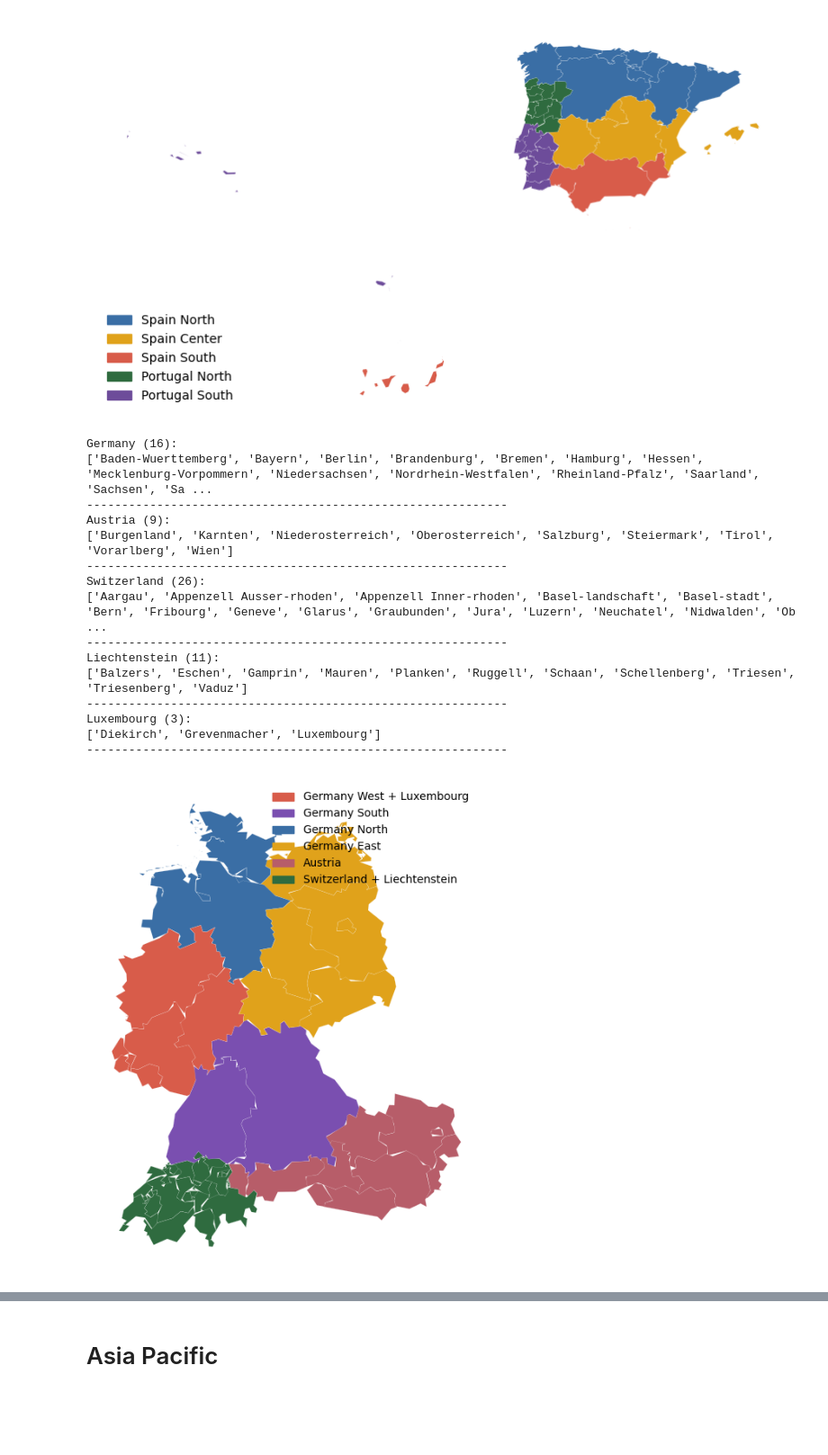
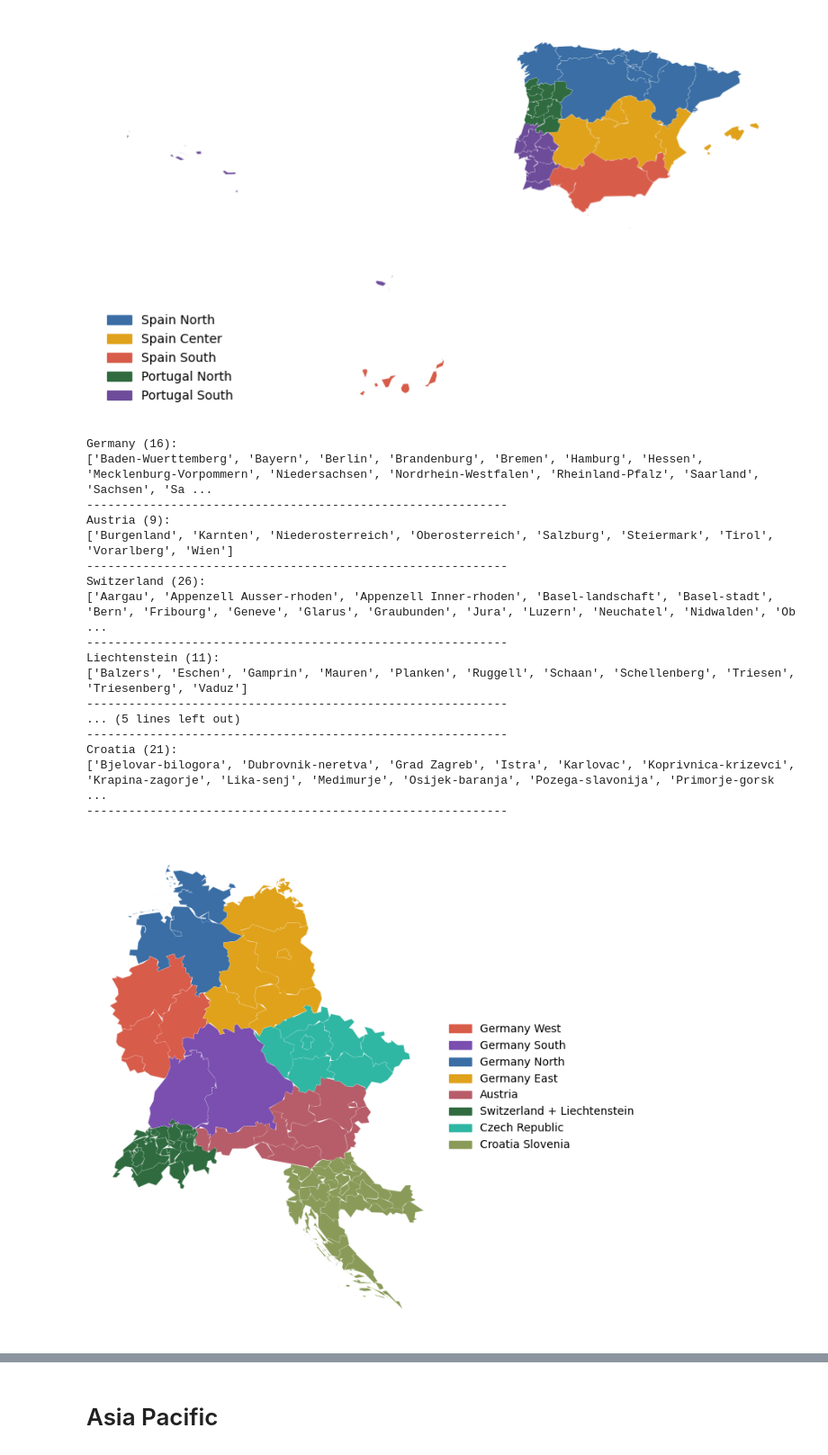
Before and after one commit to H2RES-model/H2RES-World, a Jupyter notebook: Notebooks/L2_SubCountryRegions.ipynb, the cells around one changed output, grey strips where cells are left out. Shown at 90% size. Drawn from its saved outputs; the diff is of its cells as text; code cells hidden in the pictures; blank space fills up the shorter version.

```diff
--- a/Notebooks/L2_SubCountryRegions.ipynb
+++ b/Notebooks/L2_SubCountryRegions.ipynb
@@ -823,9 +896,9 @@ plt.show()
 # %%
-IBERIAN = ["Spain","Portugal","Andorra","Gibraltar (U.K.)"]
+IBERIA = ["Spain","Portugal","Andorra","Gibraltar (U.K.)"]
 
-ip_gdf = gdf[gdf["NAM_0"].isin(IBERIAN)].copy()
+ip_gdf = gdf[gdf["NAM_0"].isin(IBERIA)].copy()
 
-for country in IBERIAN:
+for country in IBERIA:
     names = sorted(ip_gdf[ip_gdf["NAM_0"] == country]["NAM_1"].dropna().unique())
     print(f"{country} ({len(names)}):")
     print(names)
@@ -933,12 +1006,15 @@ plt.show()
 # %% [output]
 [figure]
 # %%
-DACH_LI = ["Germany","Austria","Switzerland","Liechtenstein","Luxembourg"]
+CENTRAL_EU = [
+    "Germany","Austria","Switzerland","Liechtenstein",
+    "Czech Republic","Slovenia","Croatia"
+]
 
-dach_li_gdf = gdf[gdf["NAM_0"].isin(DACH_LI)].copy()
+central_gdf = gdf[gdf["NAM_0"].isin(CENTRAL_EU)].copy()
 
-for country in DACH_LI:
-    names = sorted(dach_li_gdf[dach_li_gdf["NAM_0"] == country]["NAM_1"].dropna().unique())
+for country in CENTRAL_EU:
+    names = sorted(central_gdf[central_gdf["NAM_0"] == country]["NAM_1"].dropna().unique())
     print(f"{country} ({len(names)}):")
     print(names)
     print("-" * 60)
@@ -955,18 +1031,23 @@ Switzerland (26):
 Liechtenstein (11):
 ['Balzers', 'Eschen', 'Gamprin', 'Mauren', 'Planken', 'Ruggell', 'Schaan', 'Schellenberg', 'Triesen', 'Triesenberg', 'Vaduz']
 ------------------------------------------------------------
-Luxembourg (3):
-['Diekirch', 'Grevenmacher', 'Luxembourg']
+... (5 lines left out)
 ------------------------------------------------------------
+Croatia (21):
+['Bjelovar-bilogora', 'Dubrovnik-neretva', 'Grad Zagreb', 'Istra', 'Karlovac', 'Koprivnica-krizevci', 'Krapina-zagorje', 'Lika-senj', 'Medimurje', 'Osijek-baranja', 'Pozega-slavonija', 'Primorje-gorsk ...
+------------------------------------------------------------
 # %%
-# --- DACH-LI ADM1 ---
-# Approximate the official Germany-Luxembourg DE4 fallback configuration with ADM1 borders.
-# Luxembourg is grouped with the western German bidding zone; Liechtenstein is grouped with Switzerland.
-DACH_LI = ["Germany","Austria","Switzerland","Liechtenstein","Luxembourg"]
+# --- CENTRAL EU ADM1 ---
+# Germany approximates the official DE4 fallback configuration with ADM1 borders.
+# Liechtenstein is grouped with Switzerland. Luxembourg (DE-LU bidding zone) sits in West EU at L1.
+CENTRAL_EU = [
+    "Germany","Austria","Switzerland","Liechtenstein",
+    "Czech Republic","Slovenia","Croatia"
+]
 
-DACH_LI_REGIONS = {
-    "Germany West + Luxembourg": [
-        "Nordrhein-Westfalen","Rheinland-Pfalz","Saarland","Hessen","Luxembourg"
+CENTRAL_EU_REGIONS = {
+    "Germany West": [
+        "Nordrhein-Westfalen","Rheinland-Pfalz","Saarland","Hessen"
     ],
     "Germany South": [
         "Baden-Wuerttemberg","Bayern"
@@ -979,56 +1060,56 @@ DACH_LI_REGIONS = {
         "Sachsen-Anhalt","Thueringen"
     ],
     "Austria": ["Austria"],
-    "Switzerland + Liechtenstein": ["Switzerland","Liechtenstein"]
+    "Switzerland + Liechtenstein": ["Switzerland","Liechtenstein"],
+    "Czech Republic": ["Czech Republic"],
+    "Croatia Slovenia": ["Croatia","Slovenia"]
 }
 
 colors = {
-    "Germany West + Luxembourg": "#D85C4A",
+    "Germany West": "#D85C4A",
     "Germany South": "#7A4FB0",
     "Germany North": "#3A6EA5",
     "Germany East": "#E0A21B",
     "Austria": "#B75D69",
-    "Switzerland + Liechtenstein": "#2F6B3F"
+    "Switzerland + Liechtenstein": "#2F6B3F",
+    "Czech Republic": "#2FB7A3",
+    "Croatia Slovenia": "#8A9B59"
 }
 
 # --- ASSIGN ---
-dach_li_gdf = gdf[gdf["NAM_0"].isin(DACH_LI)].copy()
-dach_li_gdf["L2_Region"] = None
+central_gdf = gdf[gdf["NAM_0"].isin(CENTRAL_EU)].copy()
+central_gdf["L2_Region"] = None
 
-for region, names in DACH_LI_REGIONS.items():
-    if region == "Germany West + Luxembourg":
-        german_states = [name for name in names if name != "Luxembourg"]
-        dach_li_gdf.loc[dach_li_gdf["NAM_1"].isin(german_states), "L2_Region"] = region
-        dach_li_gdf.loc[dach_li_gdf["NAM_0"] == "Luxembourg", "L2_Region"] = region
-    elif region.startswith("Germany"):
-        dach_li_gdf.loc[dach_li_gdf["NAM_1"].isin(names), "L2_Region"] = region
+for region, names in CENTRAL_EU_REGIONS.items():
+    if region.startswith("Germany"):
+        central_gdf.loc[central_gdf["NAM_1"].isin(names), "L2_Region"] = region
     else:
-        dach_li_gdf.loc[dach_li_gdf["NAM_0"].isin(names), "L2_Region"] = region
+        central_gdf.loc[central_gdf["NAM_0"].isin(names), "L2_Region"] = region
 
 # --- SIMPLIFY ---
-dach_li_plot = dach_li_gdf.copy()
-dach_li_plot["geometry"] = dach_li_plot["geometry"].simplify(0.05, preserve_topology=True)
+central_plot = central_gdf.copy()
+central_plot["geometry"] = central_plot["geometry"].simplify(0.05, preserve_topology=True)
 
 # --- PLOT ---
 fig, ax = plt.subplots(1, 1, figsize=(10, 8))
-dach_li_plot.plot(
+central_plot.plot(
     ax=ax,
-    color=dach_li_plot["L2_Region"].map(colors),
+    color=central_plot["L2_Region"].map(colors),
     linewidth=0.1,
     edgecolor="white"
 )
 
 legend_handles = [mpatches.Patch(color=colors[k], label=k) for k in colors]
-ax.legend(handles=legend_handles, loc="upper right", frameon=False)
+ax.legend(handles=legend_handles, loc="center left", bbox_to_anchor=(1, 0.5), frameon=False)
 ax.set_axis_off()
 
 # --- SAVE ---
 base_dir = Path.cwd().parents[0]
 out_dir = base_dir / "Maps" / "Layer2" / "Europe"
 out_dir.mkdir(parents=True, exist_ok=True)
-out_path = out_dir / "L2_Europe_DACH-LI.pdf"
+out_path = out_dir / "L2_Europe_CentralEU.pdf"
 fig.savefig(out_path, dpi=100, bbox_inches="tight")
 
 plt.show()
 # %% [output]
-[figure, old version]
+[figure, new version]
```
Also changed, not shown: parts of 15 cells of this notebook, 16 other files.
